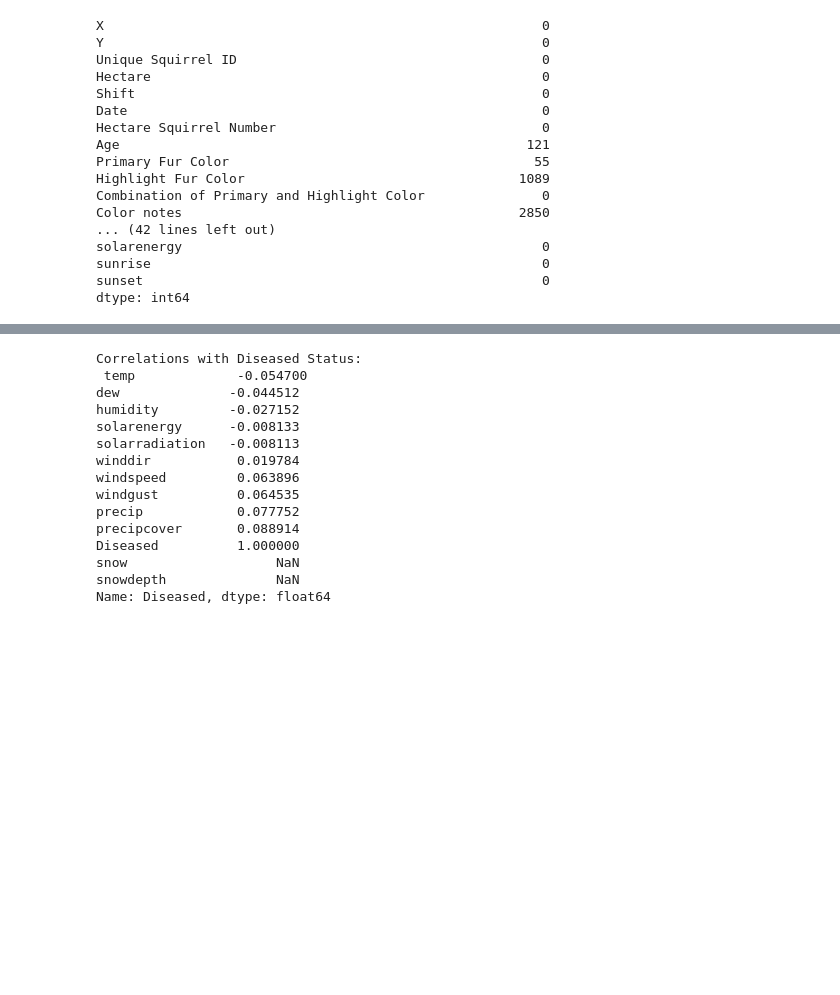
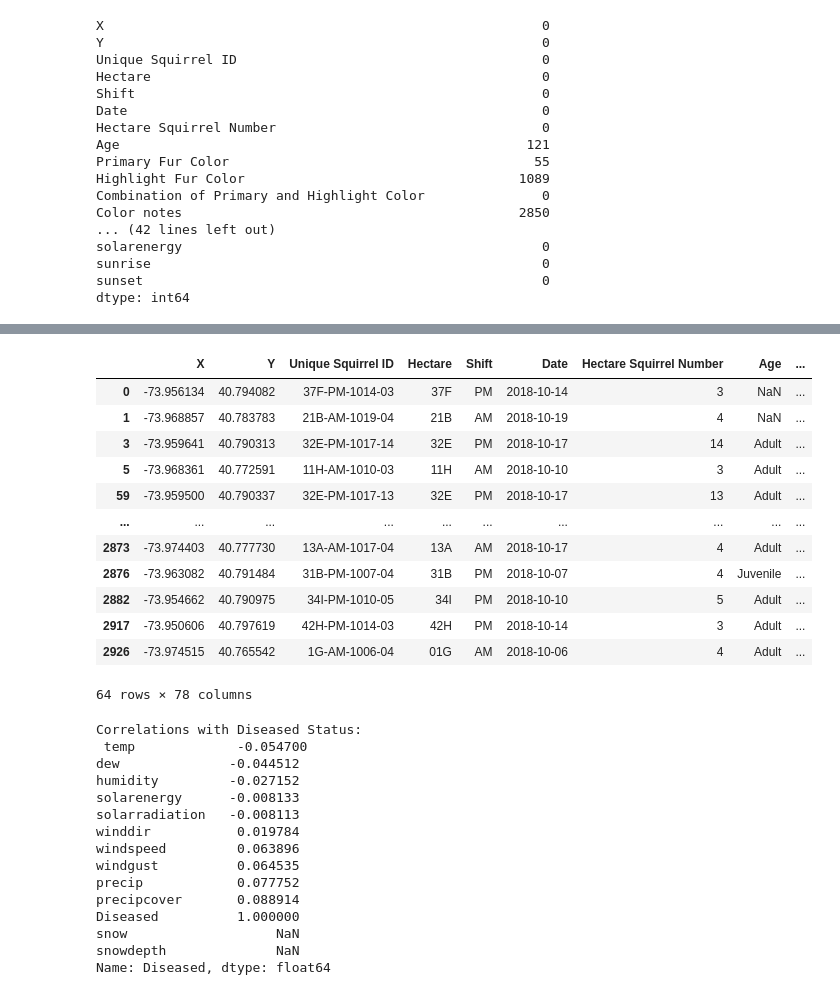
Before and after one commit to jyounes23/Nutosis, a Jupyter notebook: P2-Nutosis/Nutosis.ipynb, the cells around one changed output, grey strips where cells are left out. Drawn from its saved outputs; the diff is of its cells as text; code cells hidden in the pictures; blank space fills up the shorter version.

Commit message:
More correlations and data analysis

```diff
--- a/P2-Nutosis/Nutosis.ipynb
+++ b/P2-Nutosis/Nutosis.ipynb
@@ -498,7 +498,7 @@ combined_data['Specific Location'] = combined_data['Specific Location'].apply(la
 
 # Step 2: Define Specific Words to Look For
 # Example: Words that might indicate sickness symptoms or behaviors
-target_words = ["stump","roots","under","tree","branch","bush","hiding","rock","bench", "behind","climbing","bottom","up", "walking", "high", "rock", "lawn", "ran", "run", "running"]
+target_words = ["ground","stump","roots","under","tree","branch","bush","hiding","rock","bench", "behind","climbing","bottom","up", "walking", "high", "rock", "lawn", "ran", "run", "running"]
 
 # Step 3: Create Binary Features for Each Target Word
 # For each word in target_words, create a binary column indicating its presence in 'Notes'
@@ -977,3 +1016,58 @@ dtype: int64
+# %%
+import pandas as pd
+
+# Load your data
+
+# Define keywords for ground and above ground statuses
+ground_keywords = ['Ground', 'bush', 'stump', 'roots', 'under', 'bottom', 'rock', 'bench', 'plane',
+                   'grass', 'trash', 'behind', 'near', 'lawn']
+above_ground_keywords = ['Above Ground', 'Branch', 'tree', 'Climbing']
+
+# Function to categorize ground status based on keywords
+def categorize_ground_status(location, specific_location):
+    if pd.notna(location) and 'Ground' in location:
+        return 'Ground'
+    if pd.notna(location) and 'Above Ground' in location:
+        return 'Above Ground'
+    if pd.notna(specific_location):
+        for keyword in ground_keywords:
+            if keyword in specific_location.lower():
+                return 'Ground'
+        for keyword in above_ground_keywords:
+            if keyword in specific_location.lower():
+                return 'Above Ground'
+    return 'Unknown'
+
+# Apply the function to create the 'Ground_Status' column
+combined_data['Ground_Status'] = combined_data.apply(lambda row: categorize_ground_status(row['Location'], row['Specific Location']), axis=1)
+
+
+# Calculate the percentage of diseased squirrels for each ground status
+ground_disease_stats = combined_data.groupby('Ground_Status')['Diseased'].mean() * 100
+
+# Display the results
+ground_disease_stats
+
+
+# Filter for squirrels with 'Unknown' ground status
+unknown_ground_squirrels = combined_data[combined_data['Ground_Status'] == 'Unknown']
+
+# Display the rows for squirrels with 'Unknown' ground status
+unknown_ground_squirrels
+# %% [output]
+|  | X | Y | Unique Squirrel ID | Hectare | Shift | Date | Hectare Squirrel Number | Age | ... |
+| 0 | -73.956134 | 40.794082 | 37F-PM-1014-03 | 37F | PM | 2018-10-14 | 3 | NaN | ... |
+| 1 | -73.968857 | 40.783783 | 21B-AM-1019-04 | 21B | AM | 2018-10-19 | 4 | NaN | ... |
+| 3 | -73.959641 | 40.790313 | 32E-PM-1017-14 | 32E | PM | 2018-10-17 | 14 | Adult | ... |
+| 5 | -73.968361 | 40.772591 | 11H-AM-1010-03 | 11H | AM | 2018-10-10 | 3 | Adult | ... |
+| 59 | -73.959500 | 40.790337 | 32E-PM-1017-13 | 32E | PM | 2018-10-17 | 13 | Adult | ... |
+| ... | ... | ... | ... | ... | ... | ... | ... | ... | ... |
+| 2873 | -73.974403 | 40.777730 | 13A-AM-1017-04 | 13A | AM | 2018-10-17 | 4 | Adult | ... |
+| 2876 | -73.963082 | 40.791484 | 31B-PM-1007-04 | 31B | PM | 2018-10-07 | 4 | Juvenile | ... |
+| 2882 | -73.954662 | 40.790975 | 34I-PM-1010-05 | 34I | PM | 2018-10-10 | 5 | Adult | ... |
+| 2917 | -73.950606 | 40.797619 | 42H-PM-1014-03 | 42H | PM | 2018-10-14 | 3 | Adult | ... |
+| 2926 | -73.974515 | 40.765542 | 1G-AM-1006-04 | 01G | AM | 2018-10-06 | 4 | Adult | ... |
+64 rows × 78 columns
 # %%
 
 # Assuming 'combined_data' is your DataFrame containing all the data including weather and squirrel observations
```
Also changed, not shown: parts of 3 cells of this notebook, 1 other file.
